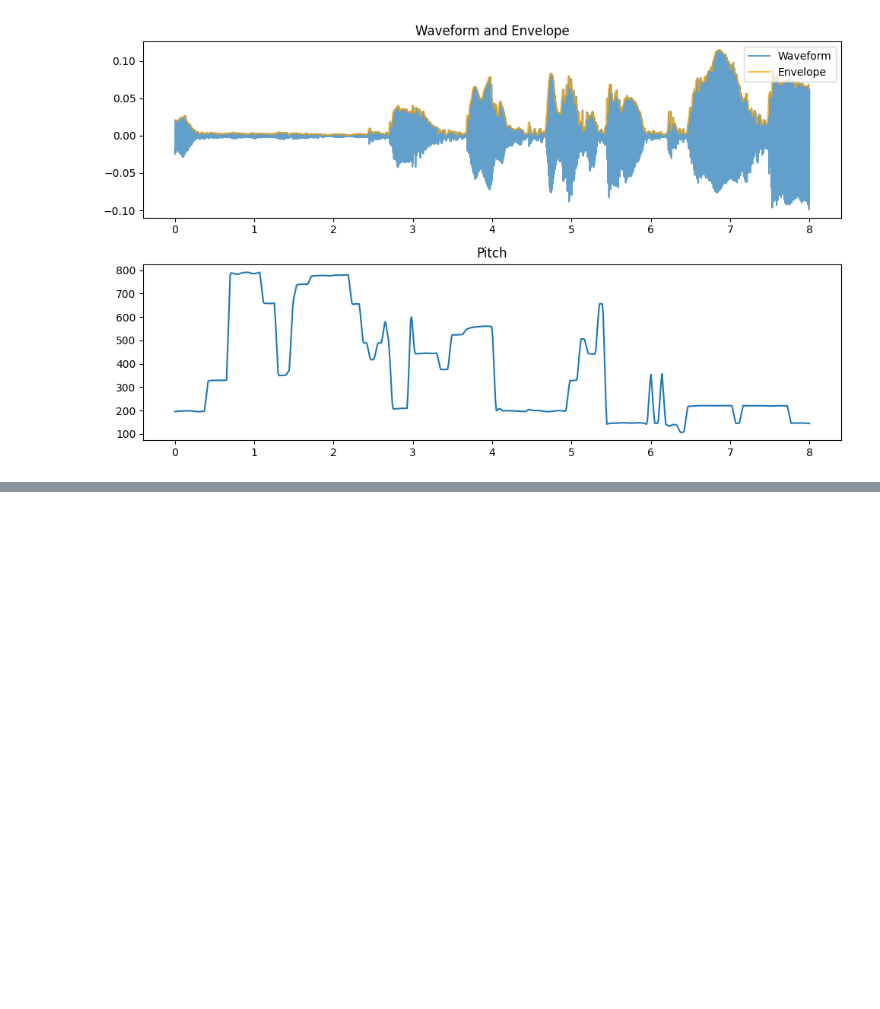
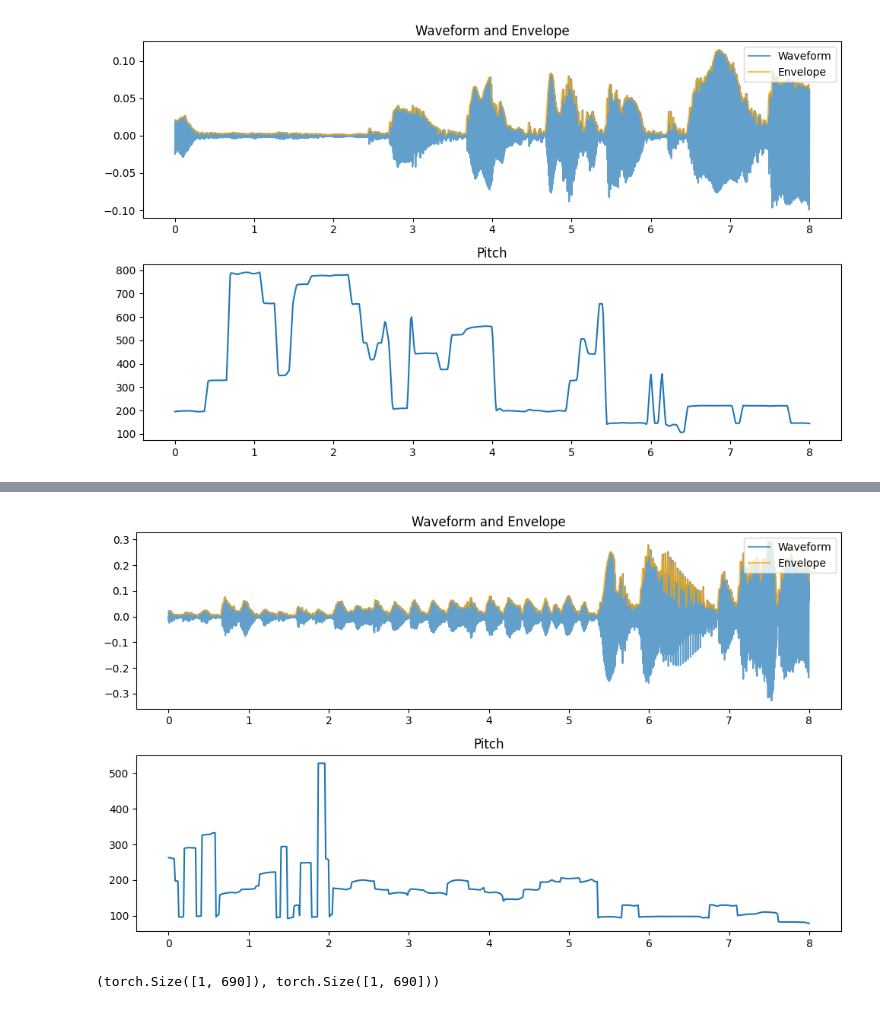
Before and after one commit to AdhemarDeSenneville/The_Last_Synthetizer_V1, a Jupyter notebook: testing/test_data.ipynb, the cells around one changed output, grey strips where cells are left out. Cells and saved outputs as stored; diff of their text form; code cells hidden in the pictures; blank space fills up the shorter version.

Commit message:
ReadMe 2 + data pitch

```diff
--- a/testing/test_data.ipynb
+++ b/testing/test_data.ipynb
@@ -266,0 +272,28 @@ DATASET.plot_item(100)
+# %%
+
+DATA_PATH = r'C:\Users\adhem\Desktop\Music\Custom_VST\data\ARME-Virtuoso-Strings-2.2'
+# %%
+data_cfg = {
+    'path': DATA_PATH,
+    'sr': 22050,
+    'sample_duration':8, # Seconds
+    'latent_compression': 4**4,
+    'envelope_detector':{
+        'type': 'Max',
+        'low_pass':400
+        },
+    'pitch_detector': {
+        'n_fft': 4096,
+        'fmin': 75,
+        'fmax': 800,
+        'threshold': 0.15,
+        'window': 'hann',
+        'pad_mode': 'reflect'
+    },
+}
+# %%
+DATASET = AudioDataset(**data_cfg)
+# %%
+DATASET.plot_item(100)
+# %% [output]
+[figure, added]
@@ -266,0 +302,4 @@ DATASET.plot_item(100)
+# %%
+x['x_pitch'].shape, x['x_envelope'].shape,
+# %% [output]
+(torch.Size([1, 690]), torch.Size([1, 690]))
```
Also changed, not shown: parts of 7 cells of this notebook, 8 other files.
